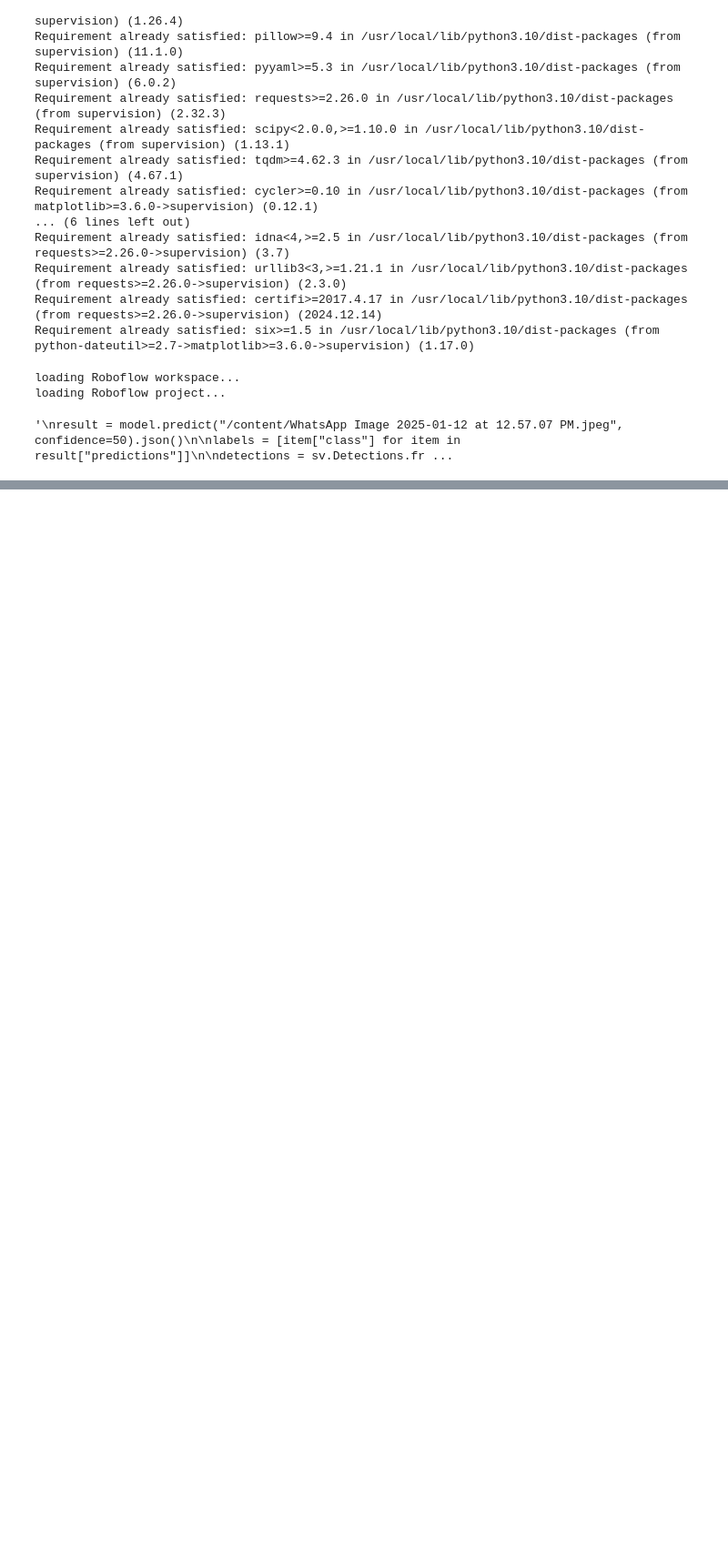
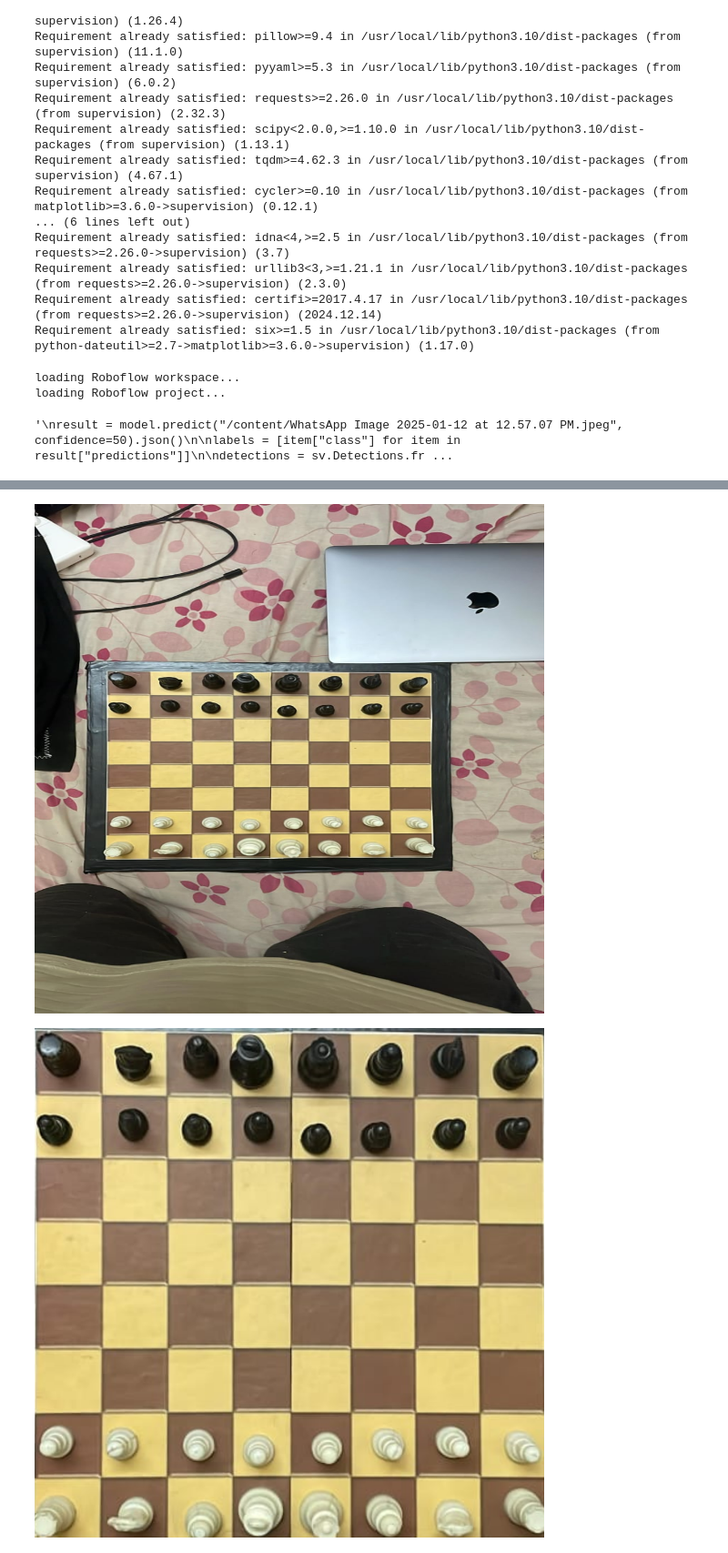
Before and after one commit to JeevanSendur-AI/FEN-Generator-From-ChessBoard, a Jupyter notebook: edge_detection.ipynb, the cells around one changed output, grey strips where cells are left out. Shown at 91% size. Saved outputs shown, nothing was run; the diff lists cells and outputs as text; code cells hidden in the pictures; blank space fills up the shorter version.

```diff
--- a/edge_detection.ipynb
+++ b/edge_detection.ipynb
@@ -280,0 +353,74 @@ loading Roboflow project...
+# %%
+from inference_sdk import InferenceHTTPClient
+
+CLIENT = InferenceHTTPClient(
+    api_url="https://outline.roboflow.com",
+    api_key="hiXB6MTQOH0hlxROddmK"
+)
+path_img = '/content/rahul_testing_2.jpg'
+image = cv2.imread(path_img)
+if image is None:
+    raise ValueError("Image not loaded correctly. Please check the image path.")
+
+result = CLIENT.infer(path_img, model_id="chessboard-segmentation/1")
+# %%
+import cv2
+import numpy as np
+from google.colab.patches import cv2_imshow
+
+points = [(p['x'], p['y']) for p in result['predictions'][0]['points']]
+
+# Convert points to a numpy array
+points = np.array(points, dtype=np.float32)
+
+# Find the convex hull of the points
+hull = cv2.convexHull(points)
+
+# Convert hull points to integers
+hull = hull.astype(np.int32)
+
+# Function to order the points in top-left, top-right, bottom-left, bottom-right order
+def order_points(pts):
+    rect = np.zeros((4, 2), dtype="float32")
+
+    # Sum and difference of x and y coordinates
+    s = pts.sum(axis=1)
+    diff = np.diff(pts, axis=1)
+
+    # Top-left will have the smallest sum, bottom-right will have the largest sum
+    rect[0] = pts[np.argmin(s)]  # top-left
+    rect[2] = pts[np.argmax(s)]  # bottom-right
+
+    # Top-right will have the smallest difference, bottom-left will have the largest
+    rect[1] = pts[np.argmin(diff)]  # top-right
+    rect[3] = pts[np.argmax(diff)]  # bottom-left
+
+    return rect
+
+# Order the points (top-left, top-right, bottom-right, bottom-left)
+ordered_corners = order_points(hull.reshape(-1, 2))
+
+# Convert to numpy array for perspective transform
+ordered_corners = np.array(ordered_corners, dtype=np.float32)
+
+# Draw the convex hull on the image (using a white canvas)
+image = cv2.imread(path_img)  # Replace with your image path
+if image is None:
+    raise ValueError("Image not loaded correctly. Please check the image path.")
+
+# Define destination points for the perspective transformation
+dst_points = np.array([[0, 0], [1000, 0], [1000, 1000], [0, 1000]], dtype=np.float32)
+
+# Compute the perspective transformation matrix
+matrix = cv2.getPerspectiveTransform(ordered_corners, dst_points)
+
+# Apply the perspective warp
+warped_image = cv2.warpPerspective(image, matrix, (1000, 1000))
+
+# Display the original image and the warped image
+image = cv2.resize(image, (1000, 1000))
+cv2_imshow(image)
+cv2_imshow(warped_image)
+# %% [output]
+[figure, added]
+[figure, added]
```
Also changed, not shown: parts of 4 cells of this notebook.
